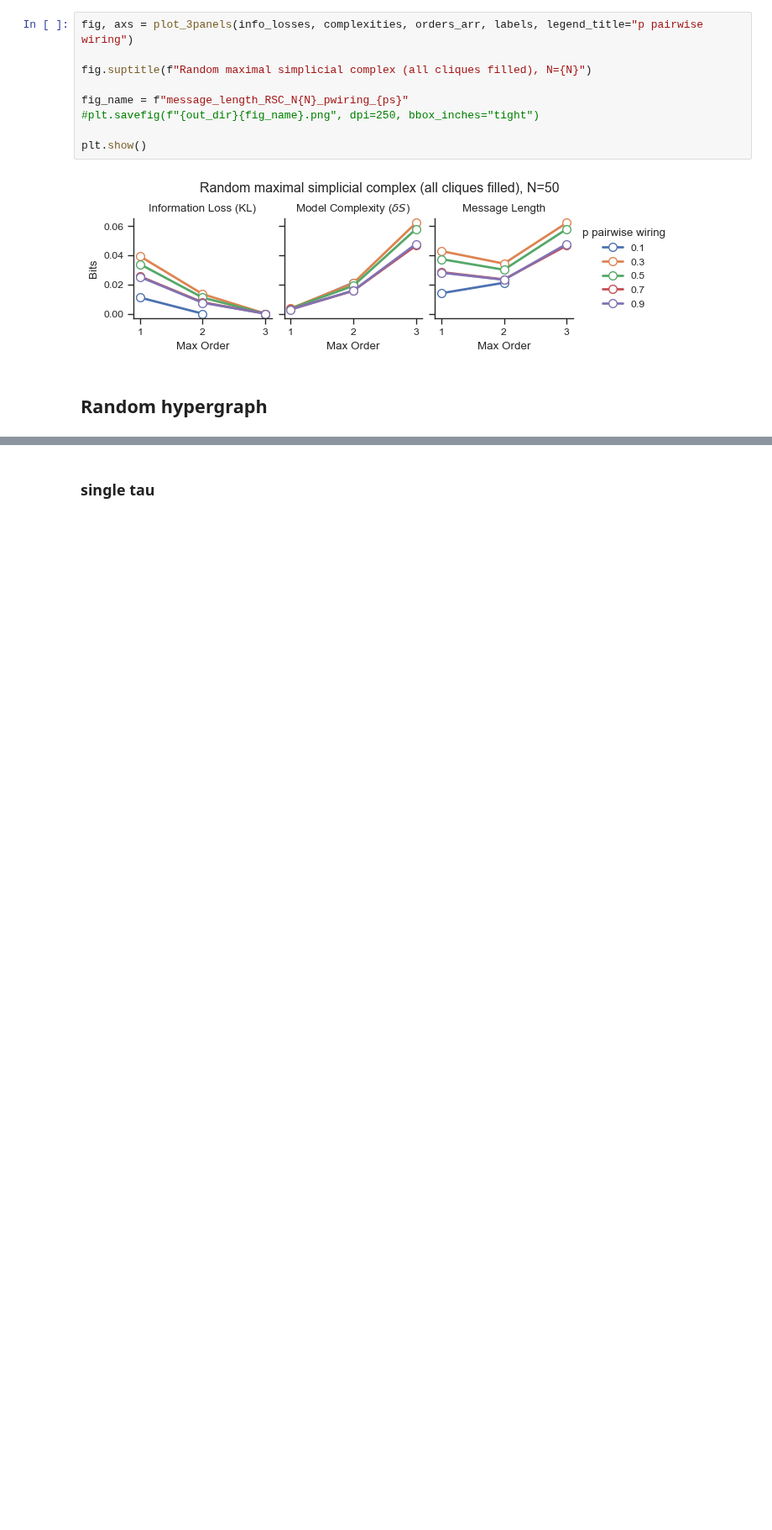
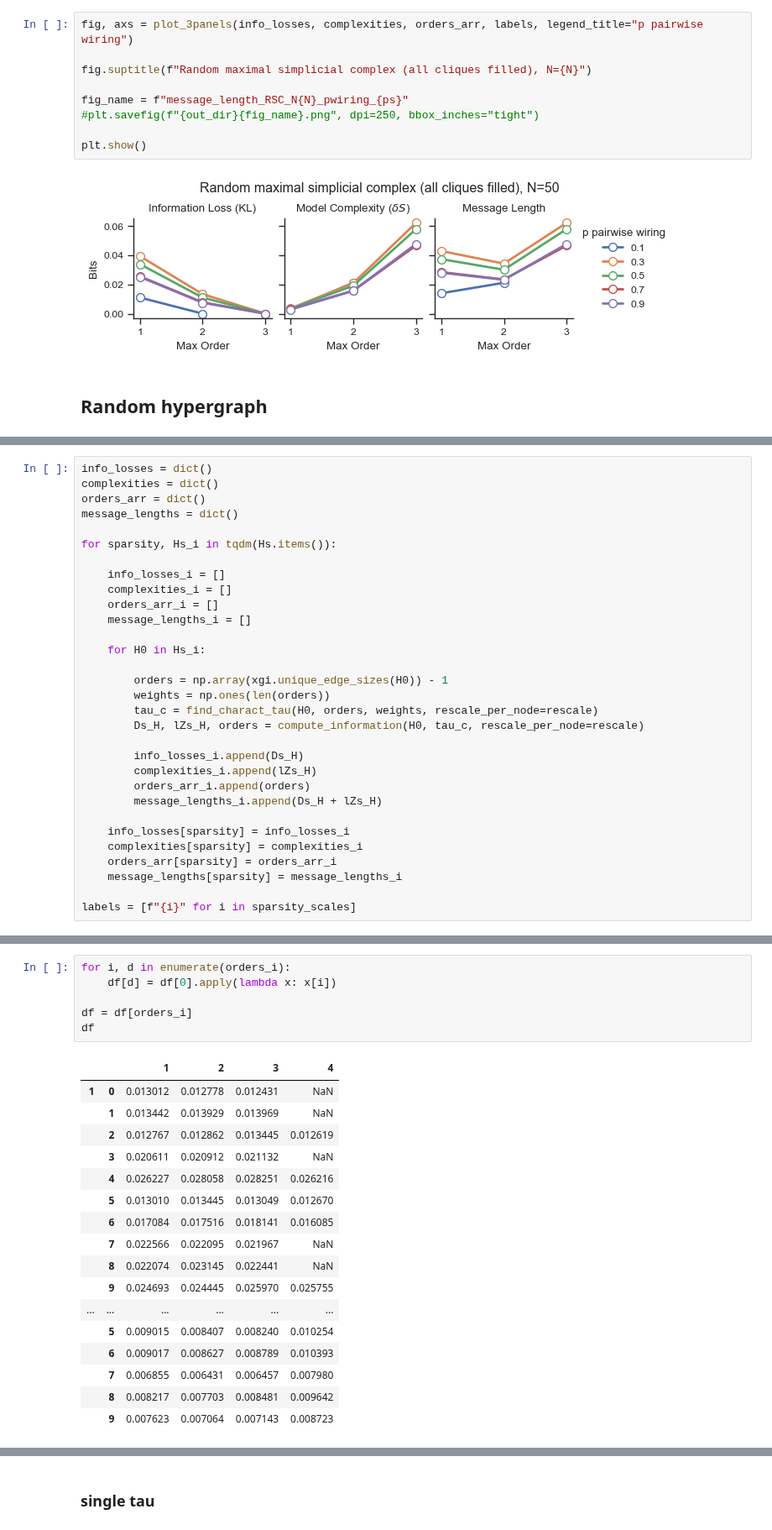
Before and after one commit to maximelucas/hypergraph_reducibility, a Jupyter notebook: notebooks/figure_1_single_tau-synthetic-tests.ipynb, the cells around one changed output, grey strips where cells are left out. Shown at 84% size. Saved outputs shown, nothing was run; the diff lists cells and outputs as text; blank space fills up the shorter version.

```diff
--- a/notebooks/figure_1_single_tau-synthetic-tests.ipynb
+++ b/notebooks/figure_1_single_tau-synthetic-tests.ipynb
@@ -248,0 +361,31 @@ plt.show()
+# %%
+info_losses = dict()
+complexities = dict()
+orders_arr = dict()
+message_lengths = dict()
+
+for sparsity, Hs_i in tqdm(Hs.items()):
+
+    info_losses_i = []
+    complexities_i = []
+    orders_arr_i = []
+    message_lengths_i = []
+
+    for H0 in Hs_i:
+
+        orders = np.array(xgi.unique_edge_sizes(H0)) - 1
+        weights = np.ones(len(orders))
+        tau_c = find_charact_tau(H0, orders, weights, rescale_per_node=rescale)
+        Ds_H, lZs_H, orders = compute_information(H0, tau_c, rescale_per_node=rescale)
+
+        info_losses_i.append(Ds_H)
+        complexities_i.append(lZs_H)
+        orders_arr_i.append(orders)
+        message_lengths_i.append(Ds_H + lZs_H)
+
+    info_losses[sparsity] = info_losses_i
+    complexities[sparsity] = complexities_i
+    orders_arr[sparsity] = orders_arr_i
+    message_lengths[sparsity] = message_lengths_i
+
+labels = [f"{i}" for i in sparsity_scales]
@@ -248,0 +540,24 @@ plt.show()
+# %%
+for i, d in enumerate(orders_i):
+    df[d] = df[0].apply(lambda x: x[i])
+
+df = df[orders_i]
+df
+# %% [output]
+|  |  | 1 | 2 | 3 | 4 |
+| 1 | 0 | 0.013012 | 0.012778 | 0.012431 | NaN |
+|  | 1 | 0.013442 | 0.013929 | 0.013969 | NaN |
+|  | 2 | 0.012767 | 0.012862 | 0.013445 | 0.012619 |
+|  | 3 | 0.020611 | 0.020912 | 0.021132 | NaN |
+|  | 4 | 0.026227 | 0.028058 | 0.028251 | 0.026216 |
+|  | 5 | 0.013010 | 0.013445 | 0.013049 | 0.012670 |
+|  | 6 | 0.017084 | 0.017516 | 0.018141 | 0.016085 |
+|  | 7 | 0.022566 | 0.022095 | 0.021967 | NaN |
+|  | 8 | 0.022074 | 0.023145 | 0.022441 | NaN |
+|  | 9 | 0.024693 | 0.024445 | 0.025970 | 0.025755 |
+| ... | ... | ... | ... | ... | ... |
+|  | 5 | 0.009015 | 0.008407 | 0.008240 | 0.010254 |
+|  | 6 | 0.009017 | 0.008627 | 0.008789 | 0.010393 |
+|  | 7 | 0.006855 | 0.006431 | 0.006457 | 0.007980 |
+|  | 8 | 0.008217 | 0.007703 | 0.008481 | 0.009642 |
+|  | 9 | 0.007623 | 0.007064 | 0.007143 | 0.008723 |
```
Also changed, not shown: parts of 19 cells of this notebook, 9 other files.
